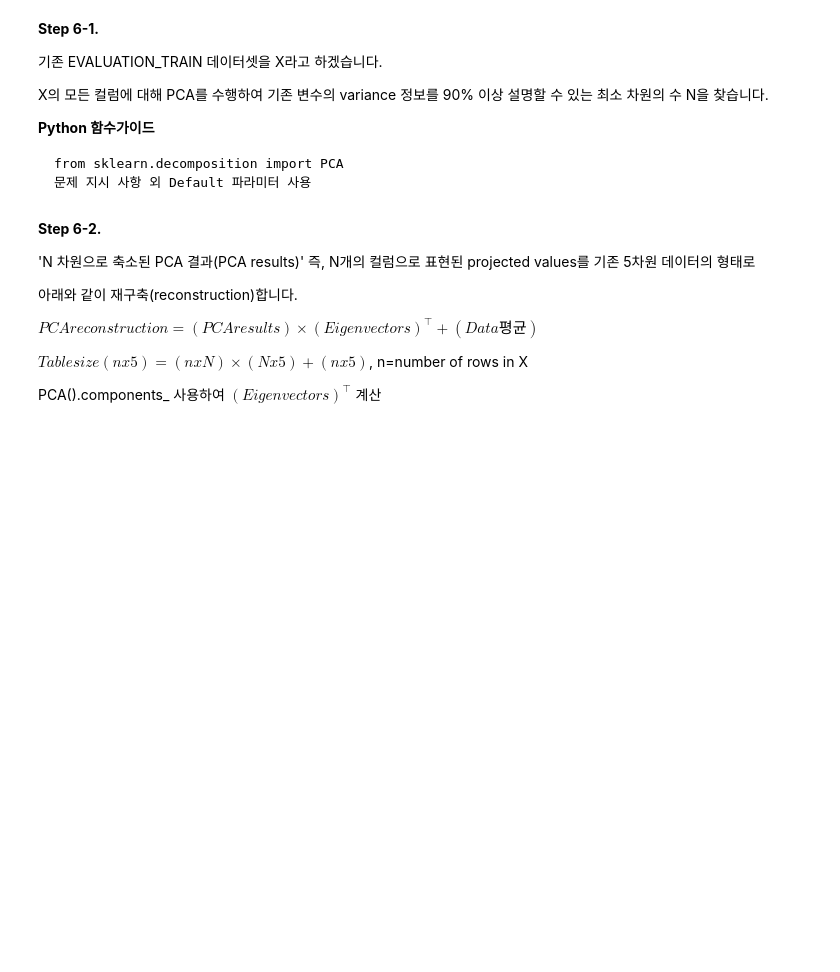
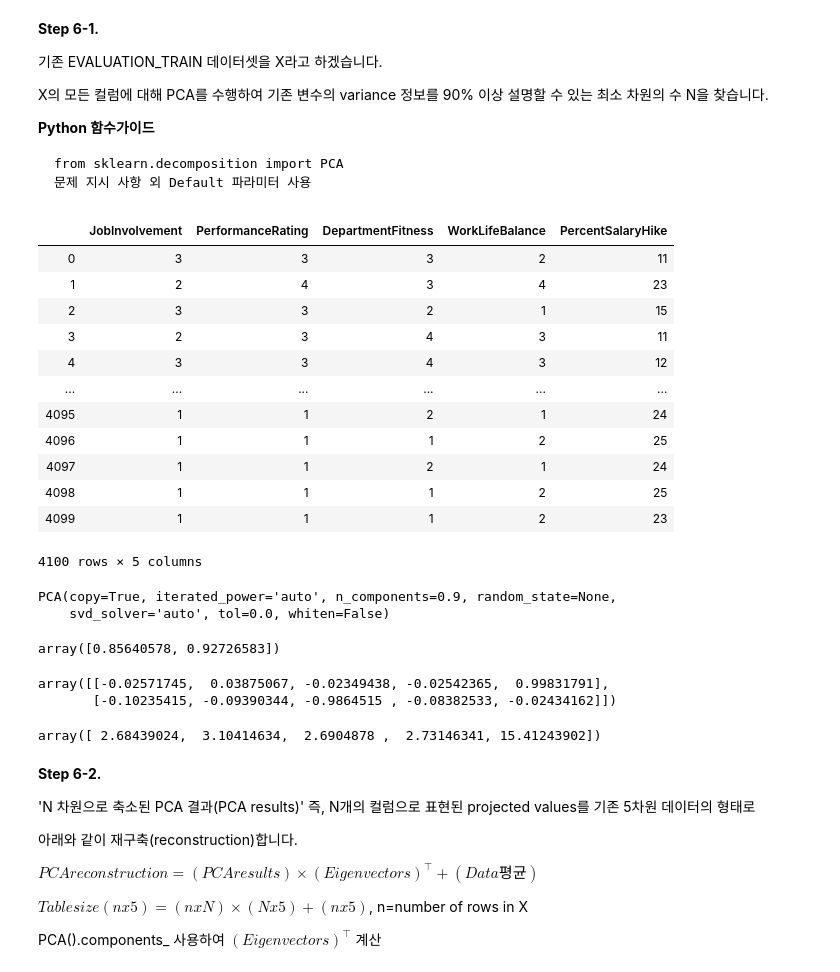
Before and after one commit to sunkusun9/prods_pro, a Jupyter notebook: prof2102_prob2.ipynb, the cells around one changed output. Cells and saved outputs as stored; diff of their text form; code cells hidden in the pictures; blank space fills up the shorter version.

````diff
--- a/prof2102_prob2.ipynb
+++ b/prof2102_prob2.ipynb
@@ -555,6 +555,45 @@ X의 모든 컬럼에 대해 PCA를 수행하여 기존 변수의 variance 정
 from sklearn.decomposition import PCA
 문제 지시 사항 외 Default 파라미터 사용
 ```
+# %%
+df_eval_train
+# %% [output]
+|  | JobInvolvement | PerformanceRating | DepartmentFitness | WorkLifeBalance | PercentSalaryHike |
+| 0 | 3 | 3 | 3 | 2 | 11 |
+| 1 | 2 | 4 | 3 | 4 | 23 |
+| 2 | 3 | 3 | 2 | 1 | 15 |
+| 3 | 2 | 3 | 4 | 3 | 11 |
+| 4 | 3 | 3 | 4 | 3 | 12 |
+| ... | ... | ... | ... | ... | ... |
+| 4095 | 1 | 1 | 2 | 1 | 24 |
+| 4096 | 1 | 1 | 1 | 2 | 25 |
+| 4097 | 1 | 1 | 2 | 1 | 24 |
+| 4098 | 1 | 1 | 1 | 2 | 25 |
+| 4099 | 1 | 1 | 1 | 2 | 23 |
+4100 rows × 5 columns
+# %%
+from sklearn.decomposition import PCA
+pca = PCA(
+   n_components=0.9 # 기존 변수의 variance 정보를 90% 이상 설명할 수 있는 최소 차원의 수 N
+)
+X_pca = ['JobInvolvement', 'PerformanceRating', 'DepartmentFitness', 'WorkLifeBalance', 'PercentSalaryHike']
+pca.fit(df_eval_train[X_pca])
+# %% [output]
+PCA(copy=True, iterated_power='auto', n_components=0.9, random_state=None,
+    svd_solver='auto', tol=0.0, whiten=False)
+# %%
+np.cumsum(pca.explained_variance_ratio_)
+# %% [output]
+array([0.85640578, 0.92726583])
+# %%
+pca.components_
+# %% [output]
+array([[-0.02571745,  0.03875067, -0.02349438, -0.02542365,  0.99831791],
+       [-0.10235415, -0.09390344, -0.9864515 , -0.08382533, -0.02434162]])
+# %%
+pca.mean_
+# %% [output]
+array([ 2.68439024,  3.10414634,  2.6904878 ,  2.73146341, 15.41243902])
 # %% [markdown]
 **Step 6-2.**
 
````
Also changed, not shown: parts of 32 cells of this notebook.
